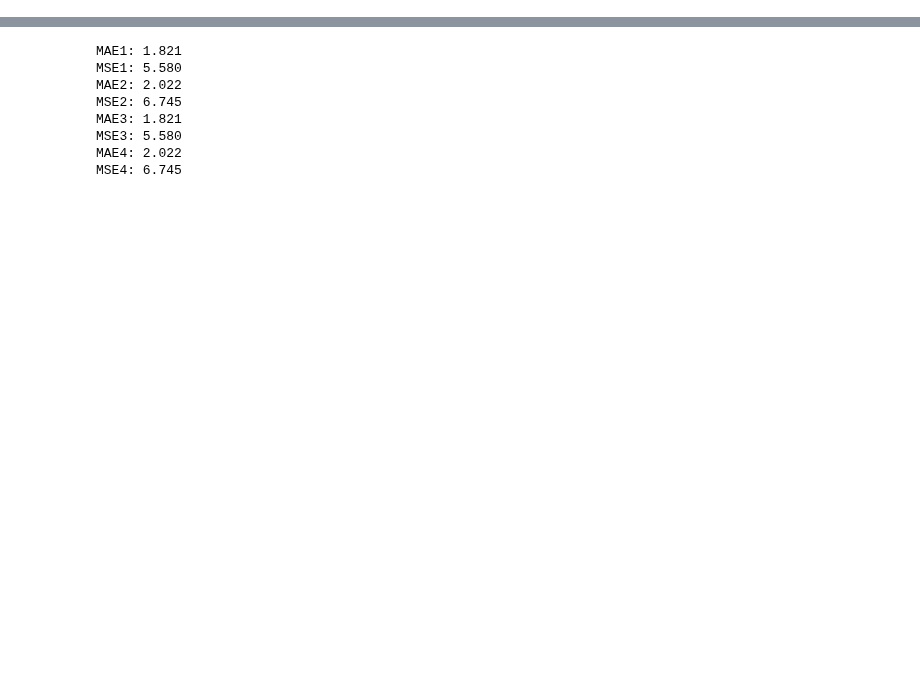
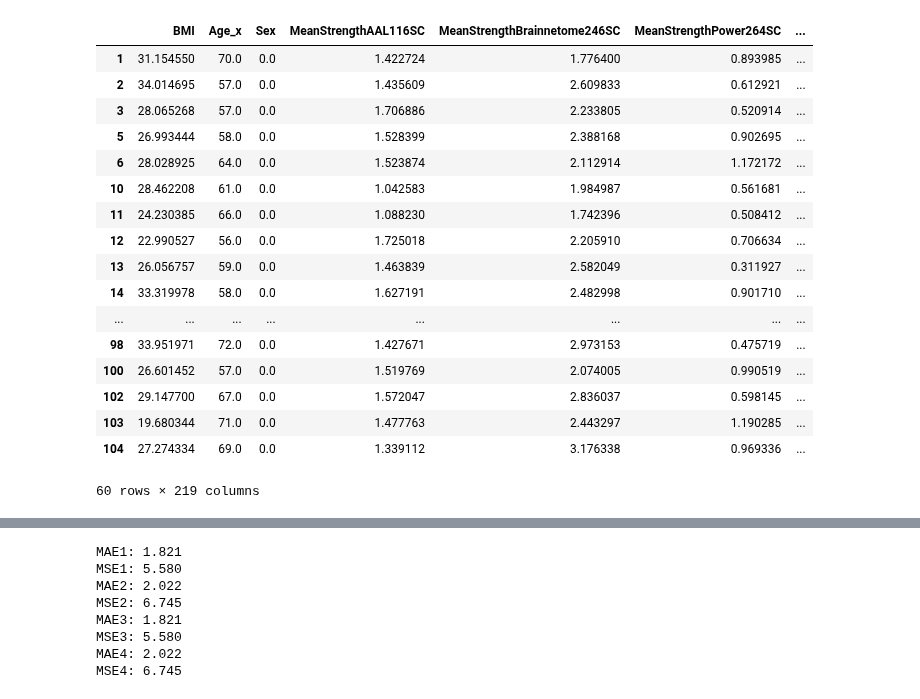
Before and after one commit to mrfil/html-qc-reports, a Jupyter notebook: MLStairUpDown-Copy1.ipynb, the cells around one changed output, grey strips where cells are left out. Drawn from its saved outputs; the diff is of its cells as text; code cells hidden in the pictures; blank space fills up the shorter version.

```diff
--- a/MLStairUpDown-Copy1.ipynb
+++ b/MLStairUpDown-Copy1.ipynb
@@ -21,34 +21,55 @@ global df
 csv_name = 'pipeline_outputs_SAY_10-15-2021.csv' #INPUT csv name here
 df = pd.read_csv(csv_name) #import csv
 df_data = pd.read_csv("data.csv") #second data sheet
 
 df_data.drop(['BMI','Sex'], axis=1,inplace =True)
 df = df.merge(df_data, on="subject_id", how = 'left')
 for col in df.columns:
     if (('GlobalEfficiency' in col) or ('MaximizedModularity' in col)
         or ('MeanClusteringCoeff' in col) or ('MeanTotalStrength'in col)
         or ('NetworkCharacteristic' in col) or ('TotalStrength' in col)
         or ('dummyrest' in col) or ('session_id' in col) or ('subject_id' in col)
         or ('dummy_rest' in col) or ('file_name' in col) or ('1back' in col)
         or ('acq_id' in col) or ('anatomical_zstat1' in col) or ('datetime' in col)):
         del df[col]
 
 df['Sex'].replace(['Female','Male'],[0,1],inplace=True)
 
 for col in df.columns:
     if(df[col].isnull().values.any()):
-        if(df[col].isnull().sum()>34):
+        if(df[col].isnull().sum()>50):
             del(df[col])
 
 
 
+
 df=df.dropna()
+display(df)
 df = df._get_numeric_data()
 
 list_outliers = {} #global list of outliers for later use
 
 study_name = "SAY" #INPUT study name
 date = "10/15/2021" #INPUT date updated (mm/dd/yyyy)
+# %% [output]
+|  | BMI | Age_x | Sex | MeanStrengthAAL116SC | MeanStrengthBrainnetome246SC | MeanStrengthPower264SC | ... |
+| 1 | 31.154550 | 70.0 | 0.0 | 1.422724 | 1.776400 | 0.893985 | ... |
+| 2 | 34.014695 | 57.0 | 0.0 | 1.435609 | 2.609833 | 0.612921 | ... |
+| 3 | 28.065268 | 57.0 | 0.0 | 1.706886 | 2.233805 | 0.520914 | ... |
+| 5 | 26.993444 | 58.0 | 0.0 | 1.528399 | 2.388168 | 0.902695 | ... |
+| 6 | 28.028925 | 64.0 | 0.0 | 1.523874 | 2.112914 | 1.172172 | ... |
+| 10 | 28.462208 | 61.0 | 0.0 | 1.042583 | 1.984987 | 0.561681 | ... |
+| 11 | 24.230385 | 66.0 | 0.0 | 1.088230 | 1.742396 | 0.508412 | ... |
+| 12 | 22.990527 | 56.0 | 0.0 | 1.725018 | 2.205910 | 0.706634 | ... |
+| 13 | 26.056757 | 59.0 | 0.0 | 1.463839 | 2.582049 | 0.311927 | ... |
+| 14 | 33.319978 | 58.0 | 0.0 | 1.627191 | 2.482998 | 0.901710 | ... |
+| ... | ... | ... | ... | ... | ... | ... | ... |
+| 98 | 33.951971 | 72.0 | 0.0 | 1.427671 | 2.973153 | 0.475719 | ... |
+| 100 | 26.601452 | 57.0 | 0.0 | 1.519769 | 2.074005 | 0.990519 | ... |
+| 102 | 29.147700 | 67.0 | 0.0 | 1.572047 | 2.836037 | 0.598145 | ... |
+| 103 | 19.680344 | 71.0 | 0.0 | 1.477763 | 2.443297 | 1.190285 | ... |
+| 104 | 27.274334 | 69.0 | 0.0 | 1.339112 | 3.176338 | 0.969336 | ... |
+60 rows × 219 columns
 # %%
 # X = df.iloc[:,0:df.columns.size].values
 # Y = df['fft_stair_us_tester1'].values
```
Also changed, not shown: parts of 13 cells of this notebook.
